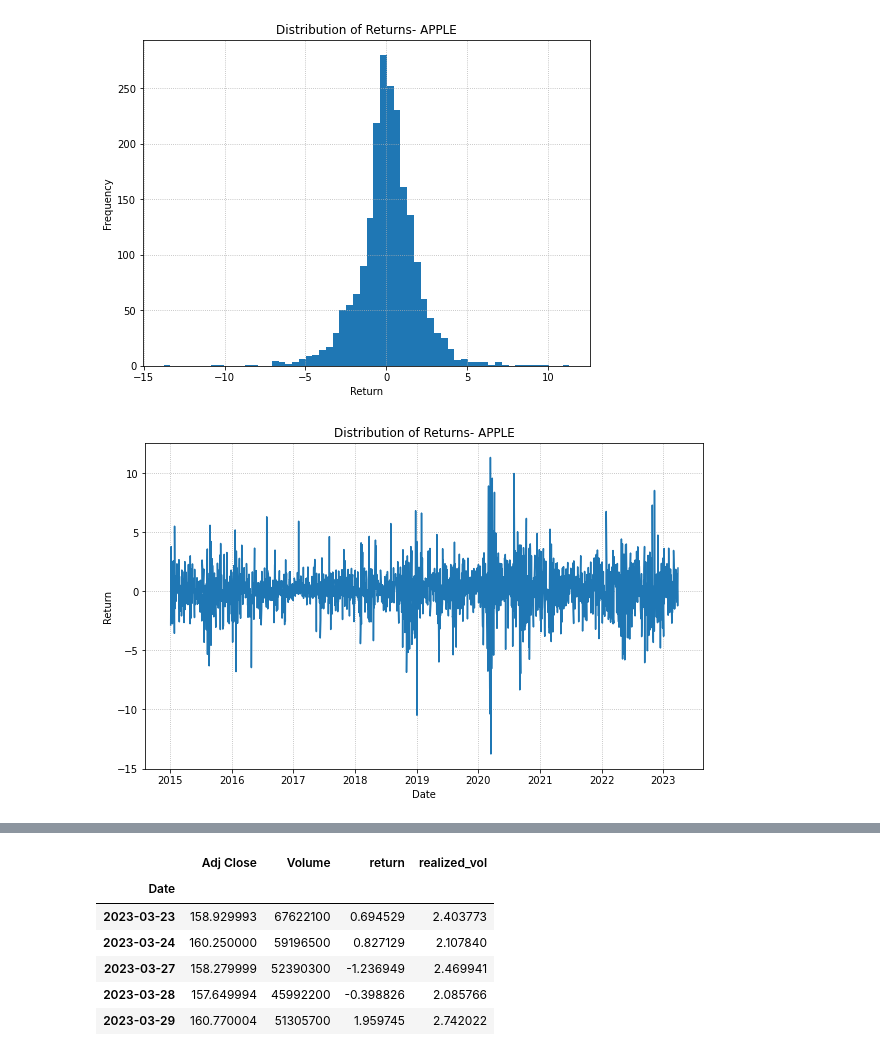
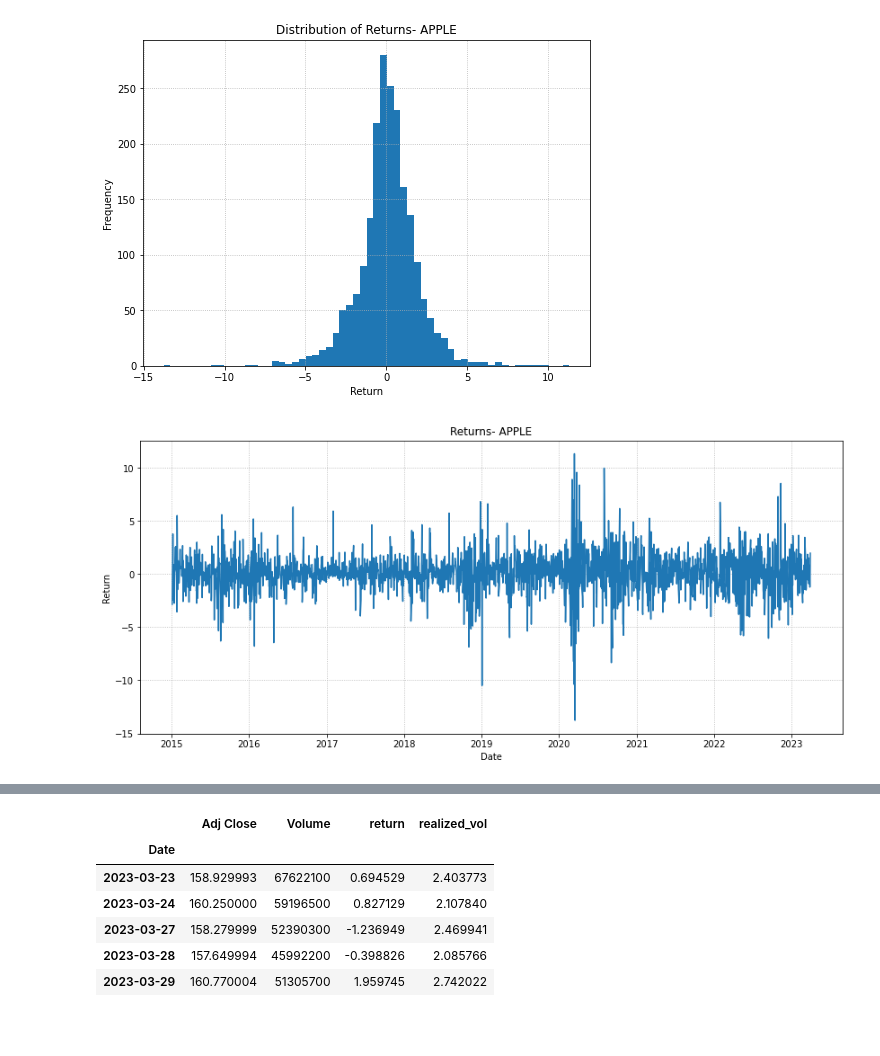
Before and after one commit to AmirDehkordi/Implied-VOL, a Jupyter notebook: Volatility.ipynb, the cells around one changed output, grey strips where cells are left out. Cells and saved outputs as stored; diff of their text form; code cells hidden in the pictures; blank space fills up the shorter version.

```diff
--- a/Volatility.ipynb
+++ b/Volatility.ipynb
@@ -92,14 +92,14 @@ plt.grid(linestyle=':');
 [figure]
 # %%
 # Plotting the returns with respect to time
-plt.figure(figsize=(10, 6))
+plt.figure(figsize=(14, 6))
 plt.plot(df['return'])
 plt.title('Returns- APPLE')
 plt.ylabel('Return')
 plt.xlabel('Date')
 plt.grid(linestyle=':');
 # %% [output]
-[figure, old version]
+[figure, new version]
 # %%
 # Testing the normal distribution of the returns
 skewness = np.mean(df['return'] - np.mean(df['return'])) / np.std(df['return'])
```
Also changed, not shown: parts of 22 cells of this notebook.
